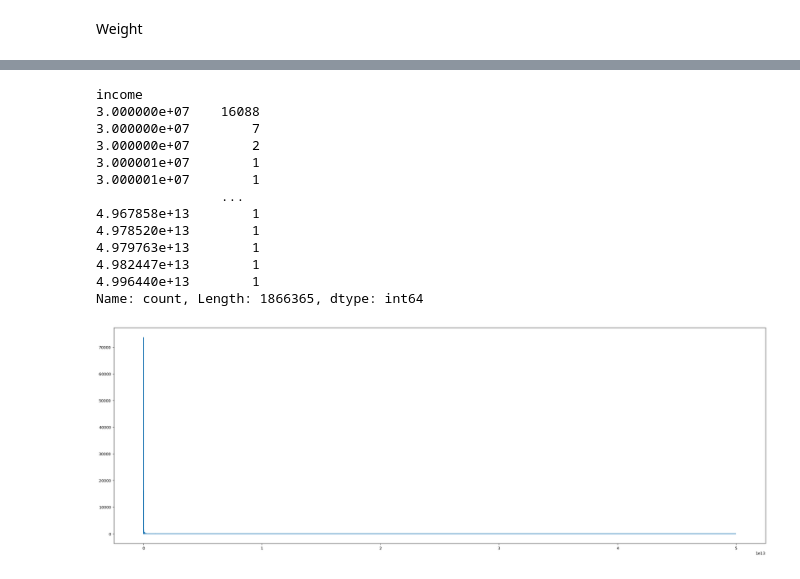
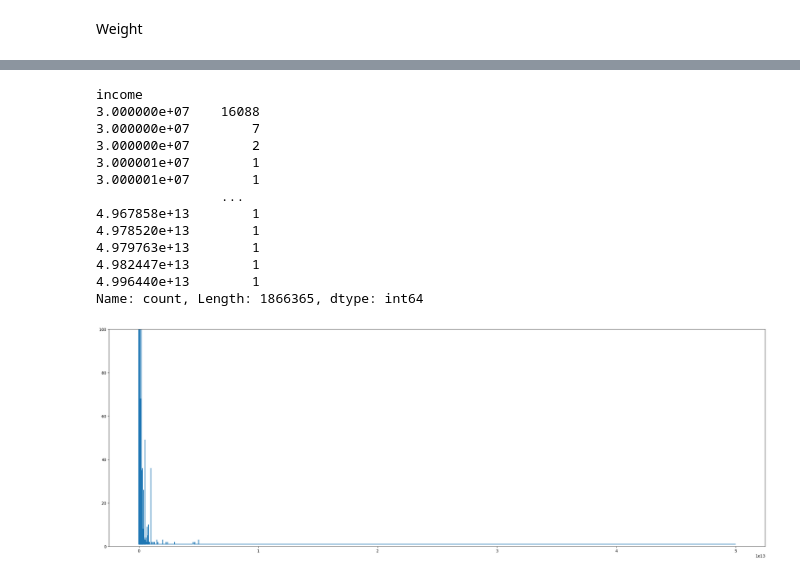
Before and after one commit to RicardoLlima/Decision-Tree_Bitcoin-Heist, a Jupyter notebook: Projeto.ipynb, the cells around one changed output, grey strips where cells are left out. Saved outputs shown, nothing was run; the diff lists cells and outputs as text; code cells hidden in the pictures.

```diff
--- a/Projeto.ipynb
+++ b/Projeto.ipynb
@@ -178,21 +178,22 @@ Label
 # %%
 label = df["income"].value_counts().sort_index(ascending=True)
 print(label)
 plt.figure(figsize=(30,10))
+plt.ylim(0,100)
 plt.plot(label.index, label.values)
 plt.show()
 # %% [output]
 income
 3.000000e+07    16088
 3.000000e+07        7
 3.000000e+07        2
 3.000001e+07        1
 3.000001e+07        1
                 ...
 4.967858e+13        1
 4.978520e+13        1
 4.979763e+13        1
 4.982447e+13        1
 4.996440e+13        1
 Name: count, Length: 1866365, dtype: int64
-[figure, old version]
+[figure, new version]
```
Also changed, not shown: parts of 5 cells of this notebook.
